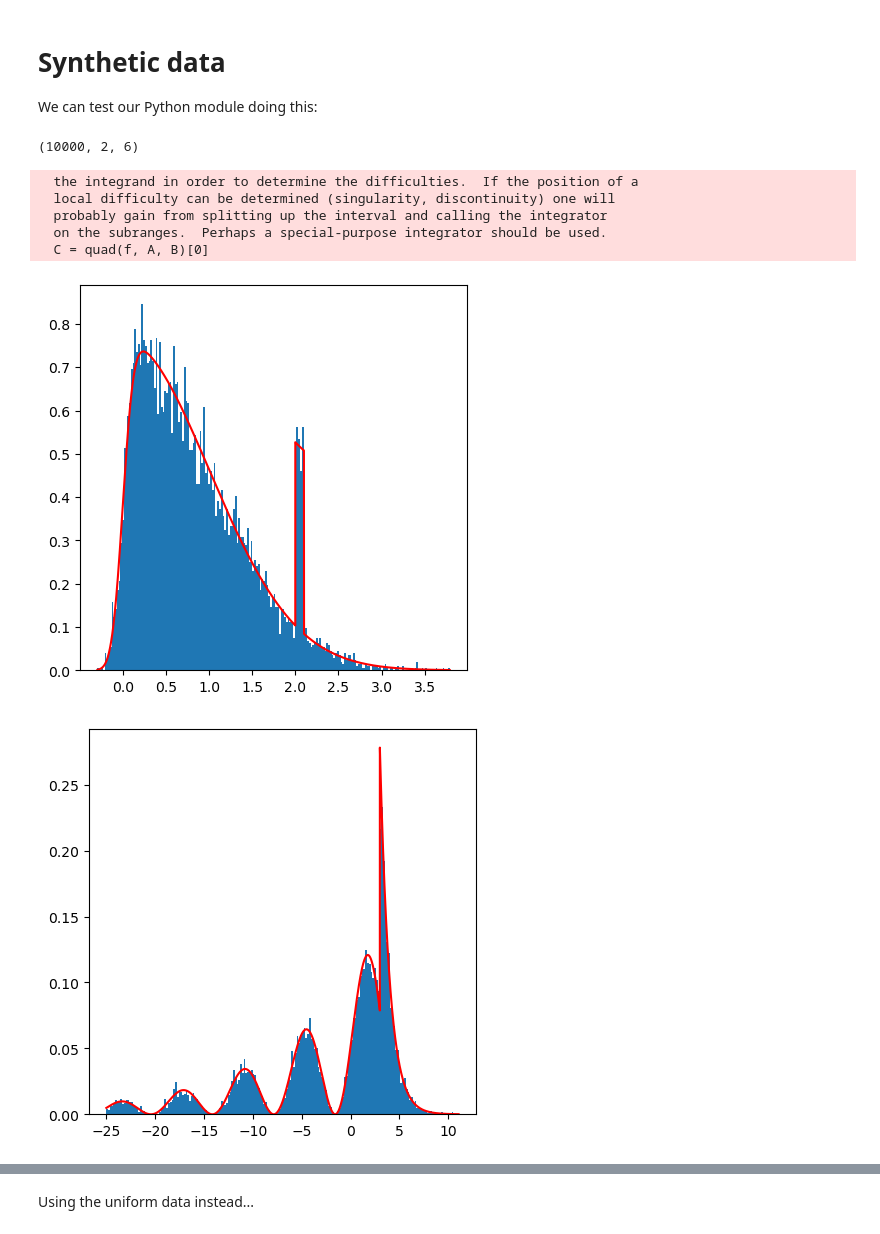
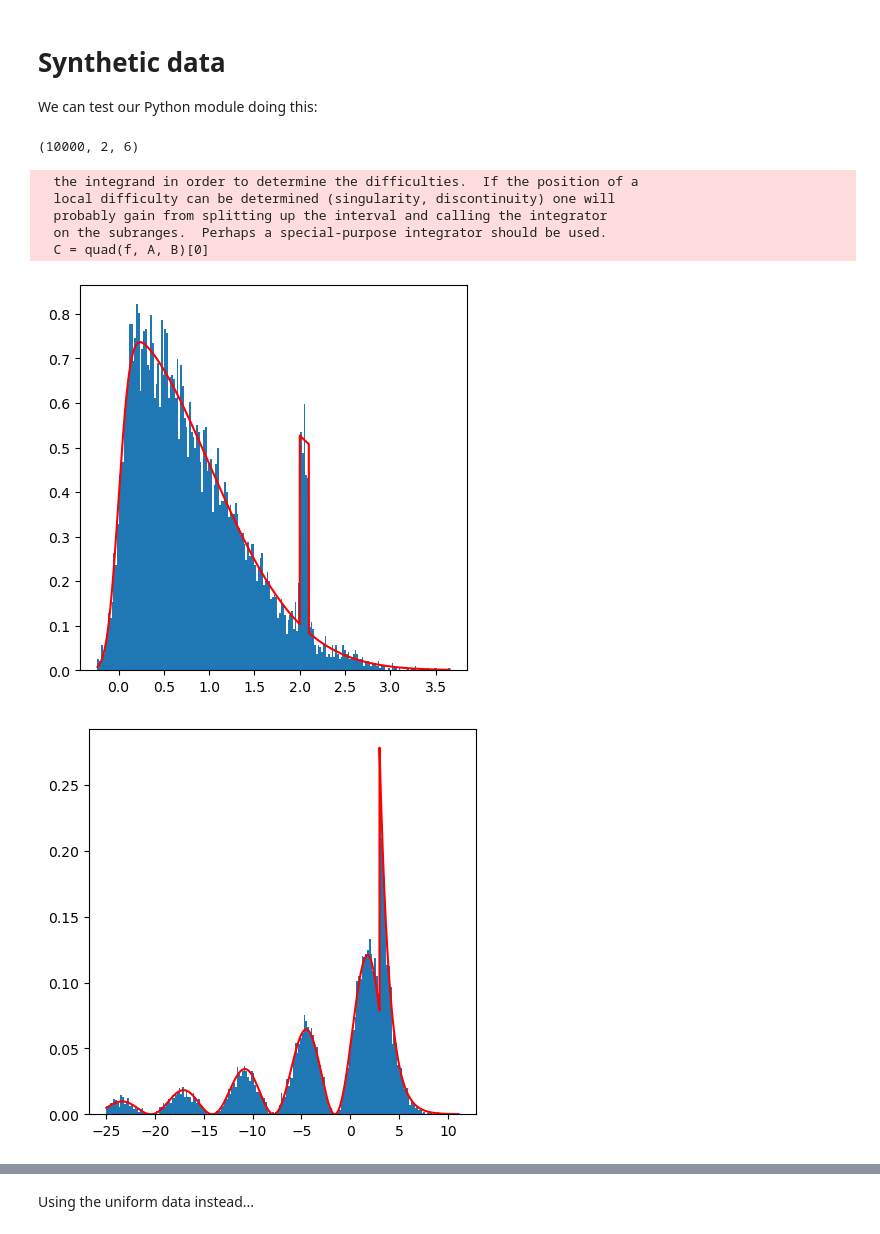
Before and after one commit to marcusGH/edain_paper, a Jupyter notebook: notebooks/synthetic_data.ipynb, the cells around one changed output, grey strips where cells are left out. Saved outputs shown, nothing was run; the diff lists cells and outputs as text; code cells hidden in the pictures.

Commit message:
Allow no val idx in load data, Add poster plots to notebooks
There might also be some other changes in the notebooks I forgot
since the last commit :/ What can you do?

```diff
--- a/notebooks/synthetic_data.ipynb
+++ b/notebooks/synthetic_data.ipynb
@@ -35,36 +35,38 @@ thetas = np.array([
     [-1., 0.5, -0.2, 0.8],
     [-1., 0.3, 0.9, 0.0]
     ])
 
 synth_data = SyntheticData(
         dim_size = D,
         time_series_length = T,
         pdfs = [f1, f2],
         pdf_bounds = bounds,
         ar_q = 3,
         ar_thetas = thetas,
         cross_variables_cor_init_sigma=0.5,
         response_noise_sigma=0.01,
         response_beta_sigma=2.0,
         )
 
-np.random.seed(42)
+np.random.seed(43)
+X, y = synth_data.generate_data(n = 10000, return_uniform=False)
+np.random.seed(43)
 X, y = synth_data.generate_data(n = 10000, return_uniform=False)
 print(X.shape)
 
 fig, _ = plot_hist_with_pdf(X[:, 0, 0], f1)
 plt.show()
 fig, _ = plot_hist_with_pdf(X[:, 1, 0], f2)
 plt.show()
 # %% [output]
 (10000, 2, 6)
   the integrand in order to determine the difficulties.  If the position of a
   local difficulty can be determined (singularity, discontinuity) one will
   probably gain from splitting up the interval and calling the integrator
   on the subranges.  Perhaps a special-purpose integrator should be used.
   C = quad(f, A, B)[0]
-[figure, old version]
+[figure, new version]
-[figure, old version]
+[figure, new version]
 # %%
 from src.lib import experimentation
 from src.models import basic_grunet
```
Also changed, not shown: parts of 4 cells of this notebook, 3 other files.
